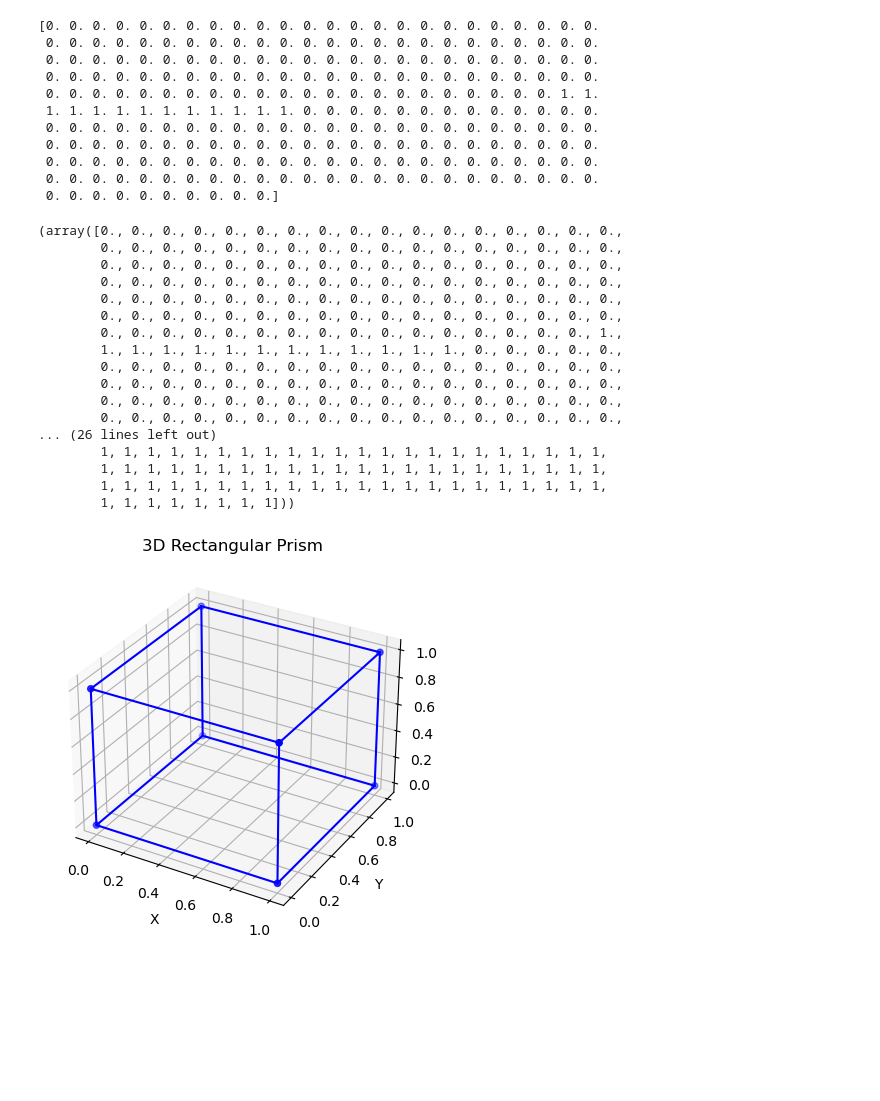
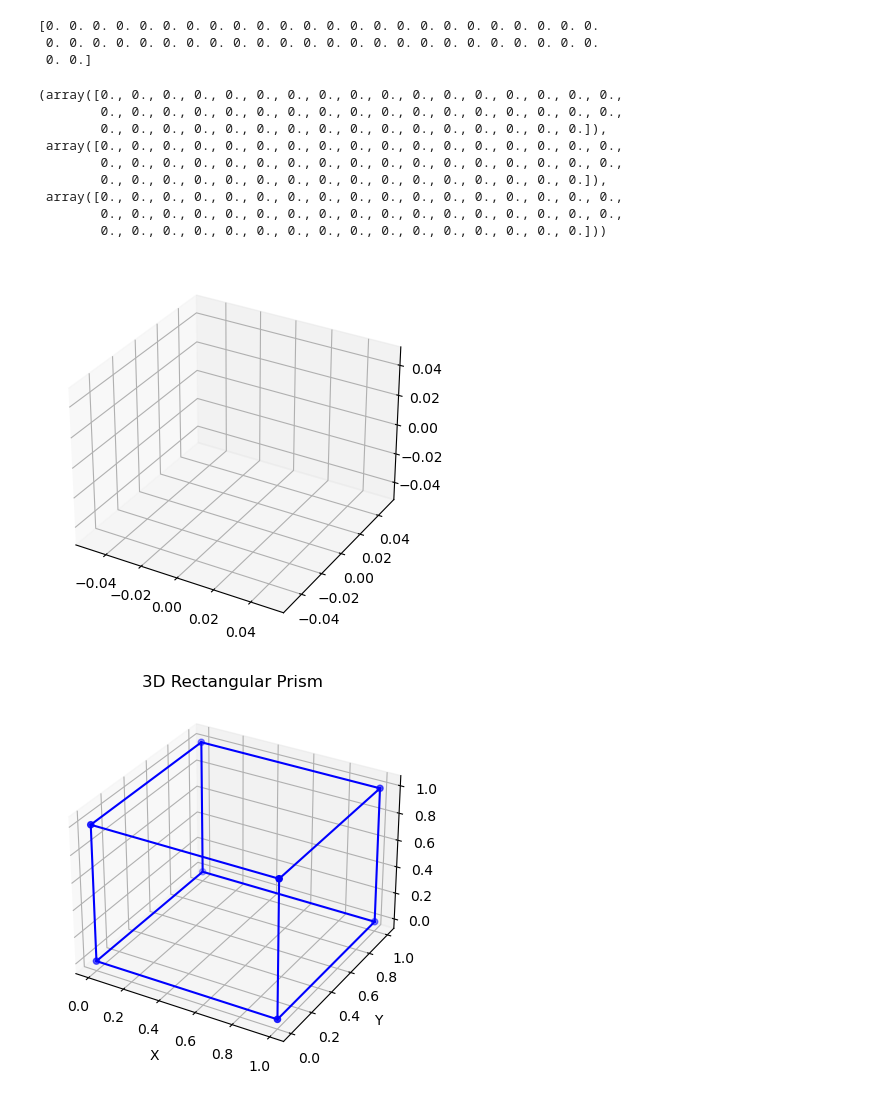
Before and after one commit to mirhex-toldex/charge-exchange, a Jupyter notebook: CN_3D.ipynb, the cells around one changed output. Cells and saved outputs as stored; diff of their text form; code cells hidden in the pictures; blank space fills up the shorter version.

```diff
--- a/CN_3D.ipynb
+++ b/CN_3D.ipynb
@@ -5,11 +6,20 @@ from mpl_toolkits.mplot3d import Axes3D
 # %%
 # Parameters
 L = 10 # length of domain
-dx = 0.2 # mesh steps
+dx = dy = dz = 0.2 # mesh steps
 nx = ny = nz = int(L / dx) # mesh points in each dimension
-k0s = np.linspace(0.1, 4, nx) # momentum of wave pakcket [au] (0.01 to 5) with nx points
+# k0s = np.linspace(0.1, 4, nx) # momentum of wave pakcket [au] (0.01 to 5) with nx points
+k0 = 1
 dt = 2 * dx**2 # time step
-x = y = z = np.linspace(0, L, nx)
+xlin = ylin = zlin = np.linspace(0, L, nx) # is only a line
+X, Y, Z = np.meshgrid(xlin, ylin, zlin) # create rectangular grid of all x and y value combinations (3-3D arrays)
+# fig = plt.figure()
+# ax = fig.add_subplot(111, projection='3d')
+# ax.scatter(X, Y, Z)
+# ax.set_xlabel('X')
+# ax.set_ylabel('Y')
+# ax.set_zlabel('Z')
+# plt.show()
 # %%
 # Gaussian wave packet
 def get_psi0(k0):
@@ -25,53 +70,43 @@ def get_psi0(k0):
 # %%
 # Potential initial conditions
 def get_pot():
     V0 = 1 # potential strength, this will be on the z-axis
     a = 0.05 # potential width percentage on x axis
     b = 0.05 # width on y axis
 
-    V_x = V_y = np.zeros(nx)
-    V_z = np.full(nx, V0)
+    V_x = np.zeros(nx)
+    V_y = np.zeros(nx)
+    V_z = np.zeros(nx)
 
-
-    V_x[int((nx - a * nx) / 2):int((nx + a * nx) / 2)] = V0 # indices for start and end of the well
-    V_y[int((nx - b * nx) / 2):int((nx + b * nx) / 2)] = V0
-    V_z
+    while V_x == V_x[int((nx - a * nx) / 2):int((nx + a * nx) / 2)]:
+        V_z[int((nx - a * nx) / 2):int((nx + a * nx) / 2)] = V0 # indices for start and end of the well
+    # V_y[int((nx - b * nx) / 2):int((nx + b * nx) / 2)] = V0
+    # V_z[int((nx - b * nx) / 2):int((nx + b * nx) / 2)] = V0
 
 
     print((V_x))
 
+    fig = plt.figure()
+    ax = fig.add_subplot(111, projection='3d')
+    ax.plot3D(V_x,V_y,V_z)
+
     return V_x, V_y, V_z
 
 get_pot()
 # %% [output]
 [0. 0. 0. 0. 0. 0. 0. 0. 0. 0. 0. 0. 0. 0. 0. 0. 0. 0. 0. 0. 0. 0. 0. 0.
  0. 0. 0. 0. 0. 0. 0. 0. 0. 0. 0. 0. 0. 0. 0. 0. 0. 0. 0. 0. 0. 0. 0. 0.
- 0. 0. 0. 0. 0. 0. 0. 0. 0. 0. 0. 0. 0. 0. 0. 0. 0. 0. 0. 0. 0. 0. 0. 0.
- 0. 0. 0. 0. 0. 0. 0. 0. 0. 0. 0. 0. 0. 0. 0. 0. 0. 0. 0. 0. 0. 0. 0. 0.
- 0. 0. 0. 0. 0. 0. 0. 0. 0. 0. 0. 0. 0. 0. 0. 0. 0. 0. 0. 0. 0. 0. 1. 1.
- 1. 1. 1. 1. 1. 1. 1. 1. 1. 1. 1. 0. 0. 0. 0. 0. 0. 0. 0. 0. 0. 0. 0. 0.
- 0. 0. 0. 0. 0. 0. 0. 0. 0. 0. 0. 0. 0. 0. 0. 0. 0. 0. 0. 0. 0. 0. 0. 0.
- 0. 0. 0. 0. 0. 0. 0. 0. 0. 0. 0. 0. 0. 0. 0. 0. 0. 0. 0. 0. 0. 0. 0. 0.
- 0. 0. 0. 0. 0. 0. 0. 0. 0. 0. 0. 0. 0. 0. 0. 0. 0. 0. 0. 0. 0. 0. 0. 0.
- 0. 0. 0. 0. 0. 0. 0. 0. 0. 0. 0. 0. 0. 0. 0. 0. 0. 0. 0. 0. 0. 0. 0. 0.
- 0. 0. 0. 0. 0. 0. 0. 0. 0. 0.]
+ 0. 0.]
 (array([0., 0., 0., 0., 0., 0., 0., 0., 0., 0., 0., 0., 0., 0., 0., 0., 0.,
         0., 0., 0., 0., 0., 0., 0., 0., 0., 0., 0., 0., 0., 0., 0., 0., 0.,
+        0., 0., 0., 0., 0., 0., 0., 0., 0., 0., 0., 0., 0., 0., 0., 0.]),
+ array([0., 0., 0., 0., 0., 0., 0., 0., 0., 0., 0., 0., 0., 0., 0., 0., 0.,
         0., 0., 0., 0., 0., 0., 0., 0., 0., 0., 0., 0., 0., 0., 0., 0., 0.,
+        0., 0., 0., 0., 0., 0., 0., 0., 0., 0., 0., 0., 0., 0., 0., 0.]),
+ array([0., 0., 0., 0., 0., 0., 0., 0., 0., 0., 0., 0., 0., 0., 0., 0., 0.,
         0., 0., 0., 0., 0., 0., 0., 0., 0., 0., 0., 0., 0., 0., 0., 0., 0.,
-        0., 0., 0., 0., 0., 0., 0., 0., 0., 0., 0., 0., 0., 0., 0., 0., 0.,
-        0., 0., 0., 0., 0., 0., 0., 0., 0., 0., 0., 0., 0., 0., 0., 0., 0.,
-        0., 0., 0., 0., 0., 0., 0., 0., 0., 0., 0., 0., 0., 0., 0., 0., 1.,
-        1., 1., 1., 1., 1., 1., 1., 1., 1., 1., 1., 1., 0., 0., 0., 0., 0.,
-        0., 0., 0., 0., 0., 0., 0., 0., 0., 0., 0., 0., 0., 0., 0., 0., 0.,
-        0., 0., 0., 0., 0., 0., 0., 0., 0., 0., 0., 0., 0., 0., 0., 0., 0.,
-        0., 0., 0., 0., 0., 0., 0., 0., 0., 0., 0., 0., 0., 0., 0., 0., 0.,
-        0., 0., 0., 0., 0., 0., 0., 0., 0., 0., 0., 0., 0., 0., 0., 0., 0.,
-... (26 lines left out)
-        1, 1, 1, 1, 1, 1, 1, 1, 1, 1, 1, 1, 1, 1, 1, 1, 1, 1, 1, 1, 1, 1,
-        1, 1, 1, 1, 1, 1, 1, 1, 1, 1, 1, 1, 1, 1, 1, 1, 1, 1, 1, 1, 1, 1,
-        1, 1, 1, 1, 1, 1, 1, 1, 1, 1, 1, 1, 1, 1, 1, 1, 1, 1, 1, 1, 1, 1,
-        1, 1, 1, 1, 1, 1, 1, 1]))
+        0., 0., 0., 0., 0., 0., 0., 0., 0., 0., 0., 0., 0., 0., 0., 0.]))
+[figure, added]
 # %%
 import numpy as np
 import matplotlib.pyplot as plt
```
Also changed, not shown: parts of 2 cells of this notebook.
